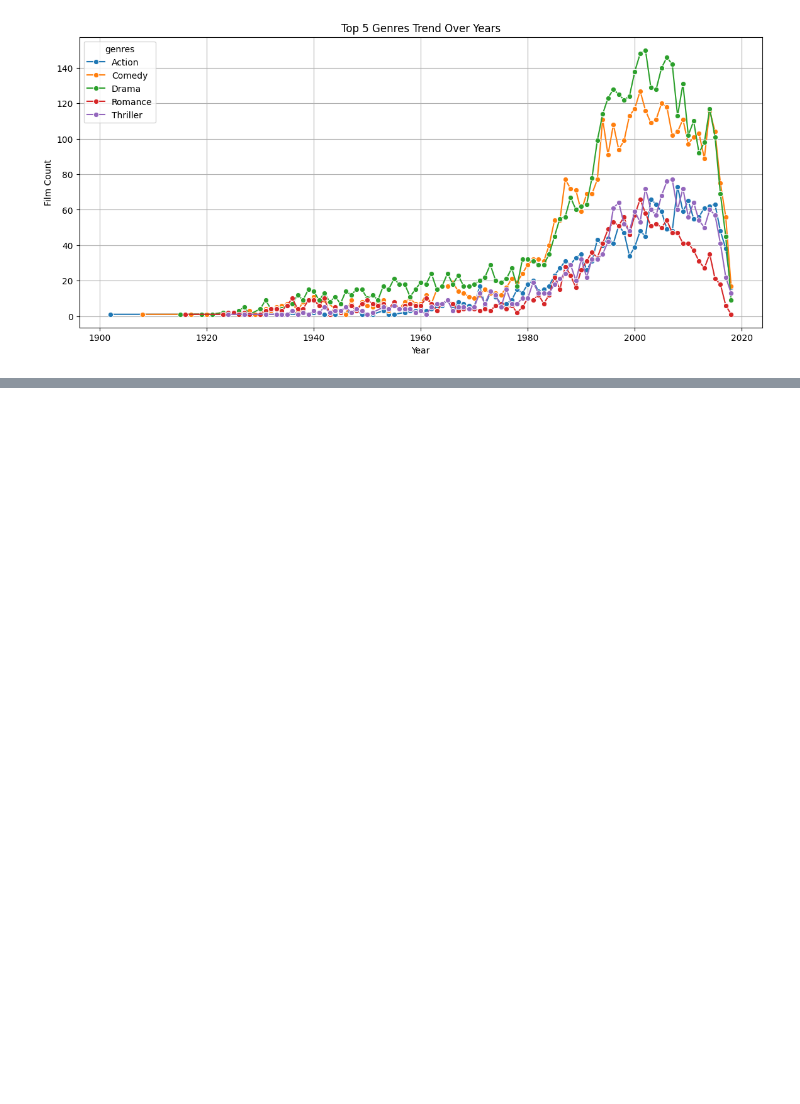
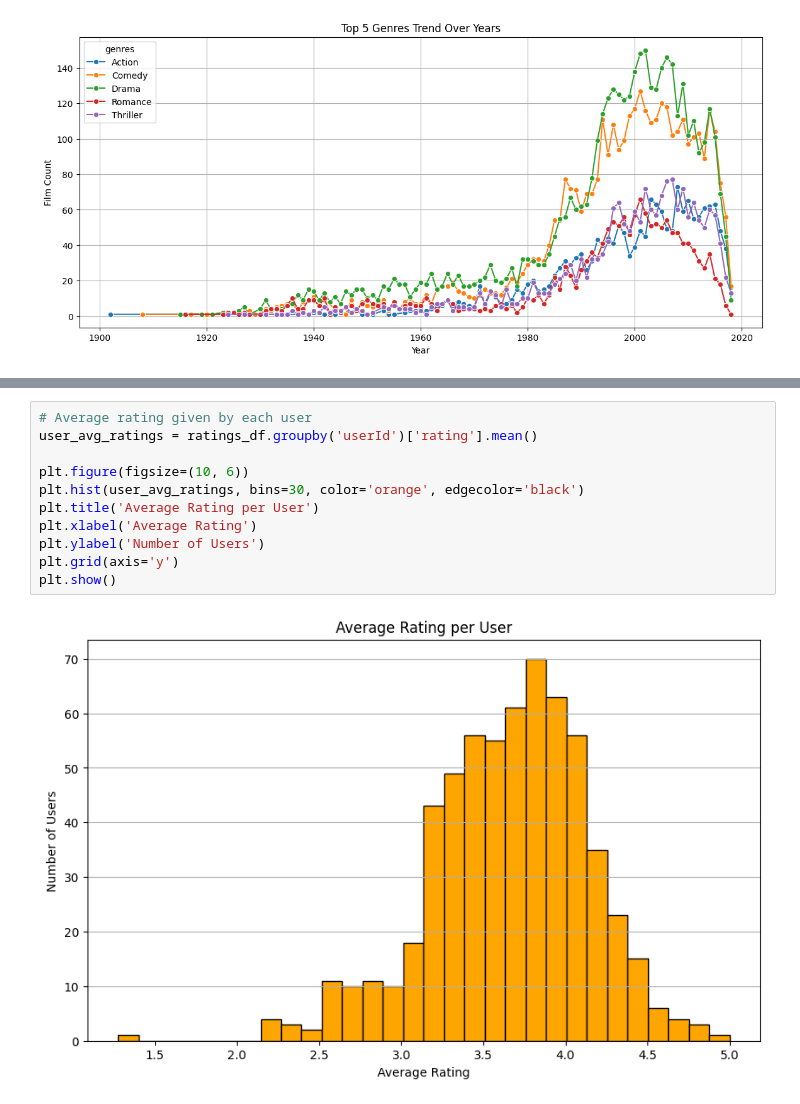
Before and after one commit to ecetuanahezer/movie-data-project, a Jupyter notebook: analysis/analysis.ipynb, the cells around one changed output, grey strips where cells are left out. Cells and saved outputs as stored; diff of their text form; blank space fills up the shorter version.

```diff
--- a/analysis/analysis.ipynb
+++ b/analysis/analysis.ipynb
@@ -253,0 +275,13 @@ plt.show()
+# %%
+# Average rating given by each user
+user_avg_ratings = ratings_df.groupby('userId')['rating'].mean()
+
+plt.figure(figsize=(10, 6))
+plt.hist(user_avg_ratings, bins=30, color='orange', edgecolor='black')
+plt.title('Average Rating per User')
+plt.xlabel('Average Rating')
+plt.ylabel('Number of Users')
+plt.grid(axis='y')
+plt.show()
+# %% [output]
+[figure, added]
```
Also changed, not shown: parts of 7 cells of this notebook.
